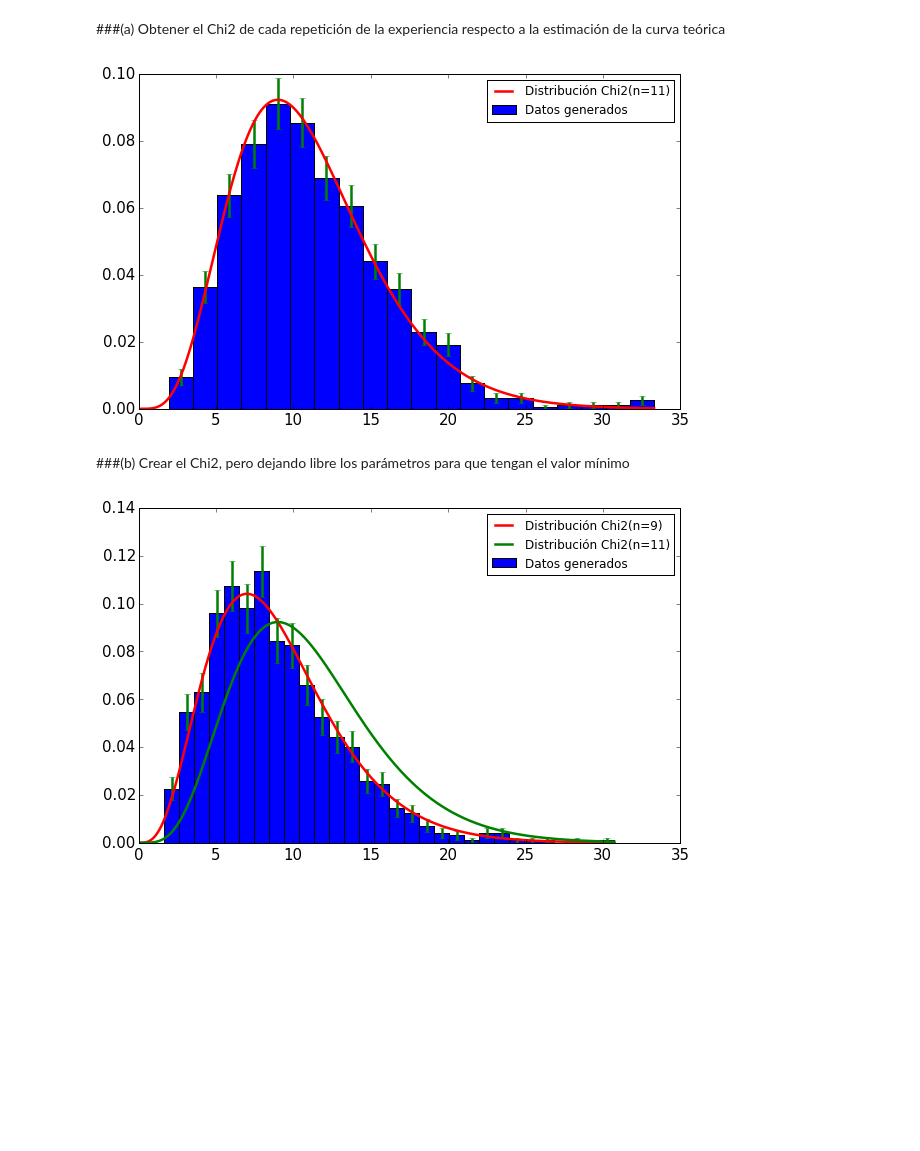
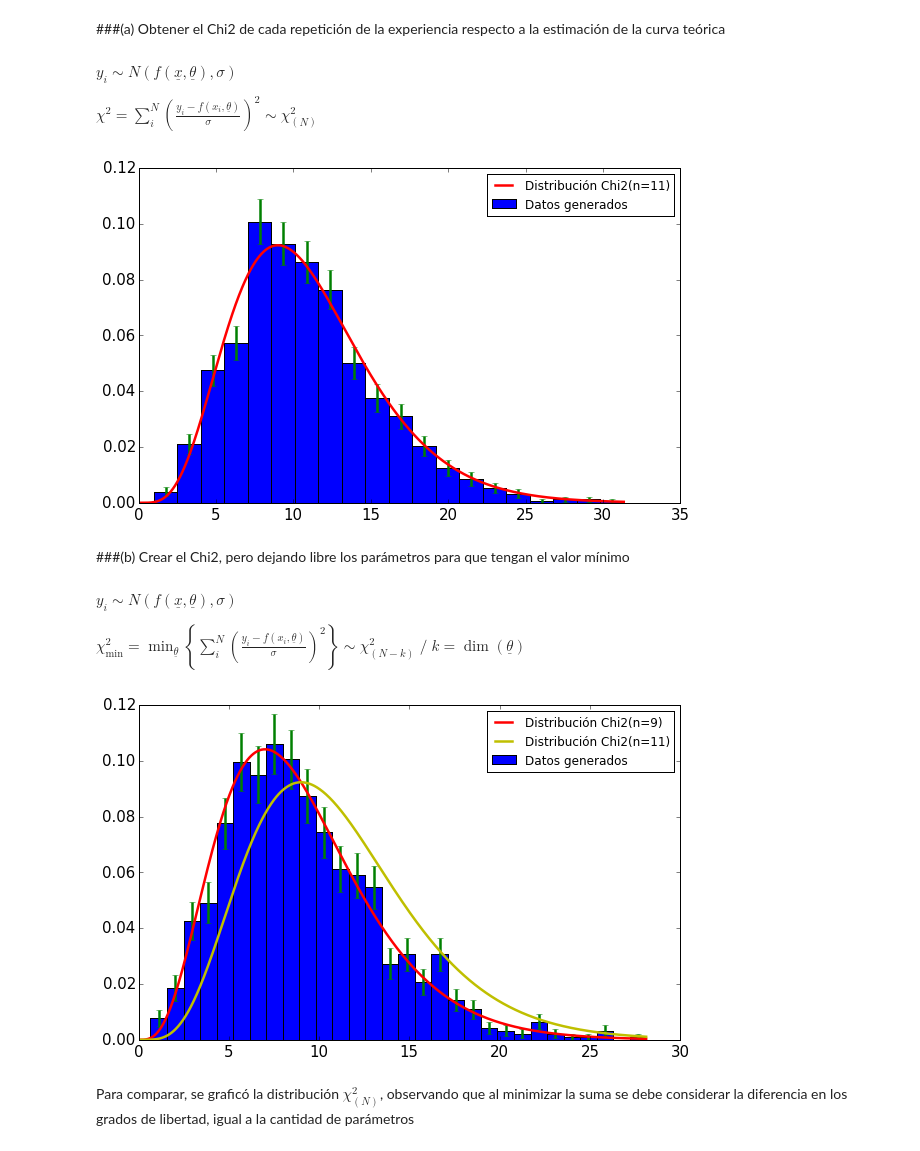
Before and after one commit to sadeus/materiasdf, a Jupyter notebook: incertezas/G9E14.ipynb, the cells around one changed output. Drawn from its saved outputs; the diff is of its cells as text; code cells hidden in the pictures; blank space fills up the shorter version.

```diff
--- a/incertezas/G9E14.ipynb
+++ b/incertezas/G9E14.ipynb
@@ -34,6 +42,10 @@ def cuadrados_minimos(X, Y, σY):
     return a, cov
 # %% [markdown]
 ###(a) Obtener el Chi2 de cada repetición de la experiencia respecto a la estimación de la curva teórica
+# %% [markdown]
+${y_i} \sim N(f(\underline{x},\underline{\theta}), \sigma)$
+
+$\displaystyle \chi^2 = \sum^{N}_i \left(\frac{y_i - f(x_i, \underline{\theta})}{\sigma}\right)^2 \sim \chi^2_{(N)}$
 # %%
 f = lambda x, a, b: a * x + b
 N = 1000 #Cantidad de cuentas
@@ -41,13 +53,11 @@ a, cov = cuadrados_minimos(X, Y, σ) #Tengo los parámetros de mi curva, que con
 S = []
 for i in range(N):
     Yr = []
-
-    #Acá hay una diferencia. El enunciado pide efectuar el siguiente código
     for i in np.nditer(X): #Creo un array Yr con valores aleatorios normales para cada x del vector X
         #La población es N(mu = a + b *x; sigma = σ), elemento 0 del ndarray
         Yr.append(np.random.normal(f(i, *a), σ, 1)[0])
+    Yr = np.array(Yr)
     S.append(np.sum(((Yr - f(X, *a))/σ)**2))
-
 S = np.array(S)
 #Genero el histograma de los datos
 hist, bins = np.histogram(S, bins = 20)
@@ -59,35 +69,41 @@ t = np.linspace(0, np.amax(S), 1000) #Creo el vector t para graficar la gaussian
 plt.plot(t, stats.chi2(X.shape[0]).pdf(t), 'r-', label = "Distribución Chi2(n={})".format(X.shape[0]));
 plt.legend(loc=0);
 # %% [output]
-[figure, old version]
+[figure, new version]
 # %% [markdown]
 ###(b) Crear el Chi2, pero dejando libre los parámetros para que tengan el valor mínimo
+# %% [markdown]
+${y_i} \sim N(f(\underline{x},\underline{\theta}), \sigma)$
+
+$\displaystyle \chi_{\min}^2 = \min_{\underline{\theta}}\left\{\sum^{N}_i \left(\frac{y_i - f(x_i, \underline{\theta})}{\sigma}\right)^2\right\} \sim \chi^2_{(N-k)}\; /\; k = \dim(\underline{\theta})$
 # %%
 f = lambda x, p: p[0] * x + p[1]
 err = lambda p, x, y : (y - f(x, p))/σ
 N = 1000 #Cantidad de cuentas
 a, cov = cuadrados_minimos(X, Y, σ) #Tengo los parámetros de mi curva, que considero mi curva teórica
 S = []
 for i in range(N):
     Yr = []
     #Acá hay una diferencia. El enunciado pide efectuar el siguiente código
     for i in np.nditer(X): #Creo un array Yr con valores aleatorios normales para cada x del vector X
         #La población es N(mu = a + b *x; sigma = σ), elemento 0 del ndarray
         Yr.append(np.random.normal(f(i, a), σ, 1)[0])
     Yr = np.array(Yr)
 
     r, ier = opt.leastsq(err, x0 = (1.5, 0.5), args = (X, Yr))
     S.append(np.sum(err(r, X, Yr)**2))
 S = np.array(S)
 #Genero el histograma de los datos
 hist, bins = np.histogram(S, bins = 30)
 yerr = np.sqrt(hist) / (np.diff(bins) * hist.sum())
 hist = hist / (hist.sum() * np.diff(bins))
 plt.bar(bins[:-1], hist, width = np.diff(bins), yerr = yerr, ecolor = "g", label = "Datos generados");
 t = np.linspace(0, np.amax(S), 1000) #Creo el vector t para graficar la gaussiana acorde
 #La gaussiana debe tener la varianza igual al sigma propagado para y(x)
 plt.plot(t, stats.chi2(X.shape[0] - 2).pdf(t), 'r-', label = "Distribución Chi2(n={})".format(X.shape[0] - 2));
-plt.plot(t, stats.chi2(X.shape[0]).pdf(t), 'g-', label = "Distribución Chi2(n={})".format(X.shape[0]));
+plt.plot(t, stats.chi2(X.shape[0]).pdf(t), 'y-', label = "Distribución Chi2(n={})".format(X.shape[0]));
 plt.legend(loc=0);
 # %% [output]
-[figure, old version]
+[figure, new version]
+# %% [markdown]
+Para comparar, se graficó la distribución $\chi^2_{(N)}$, observando que al minimizar la suma se debe considerar la diferencia en los grados de libertad, igual a la cantidad de parámetros
```
Also changed, not shown: parts of 2 cells of this notebook.
